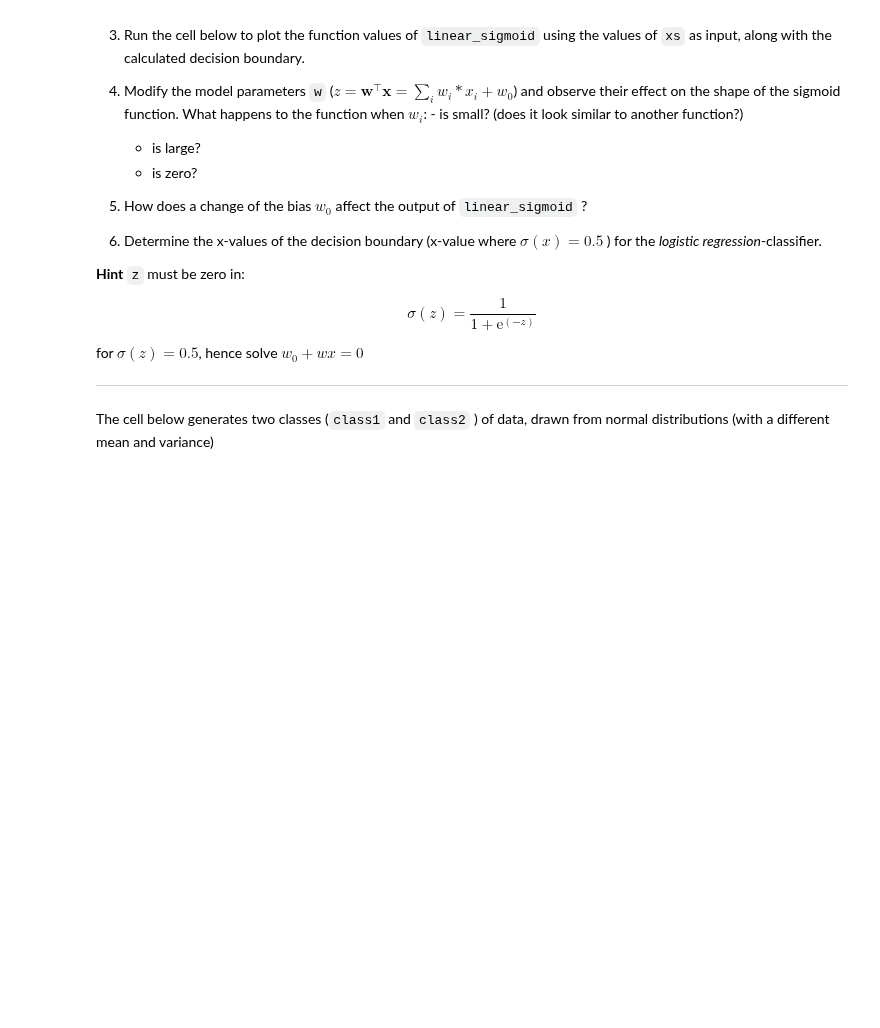
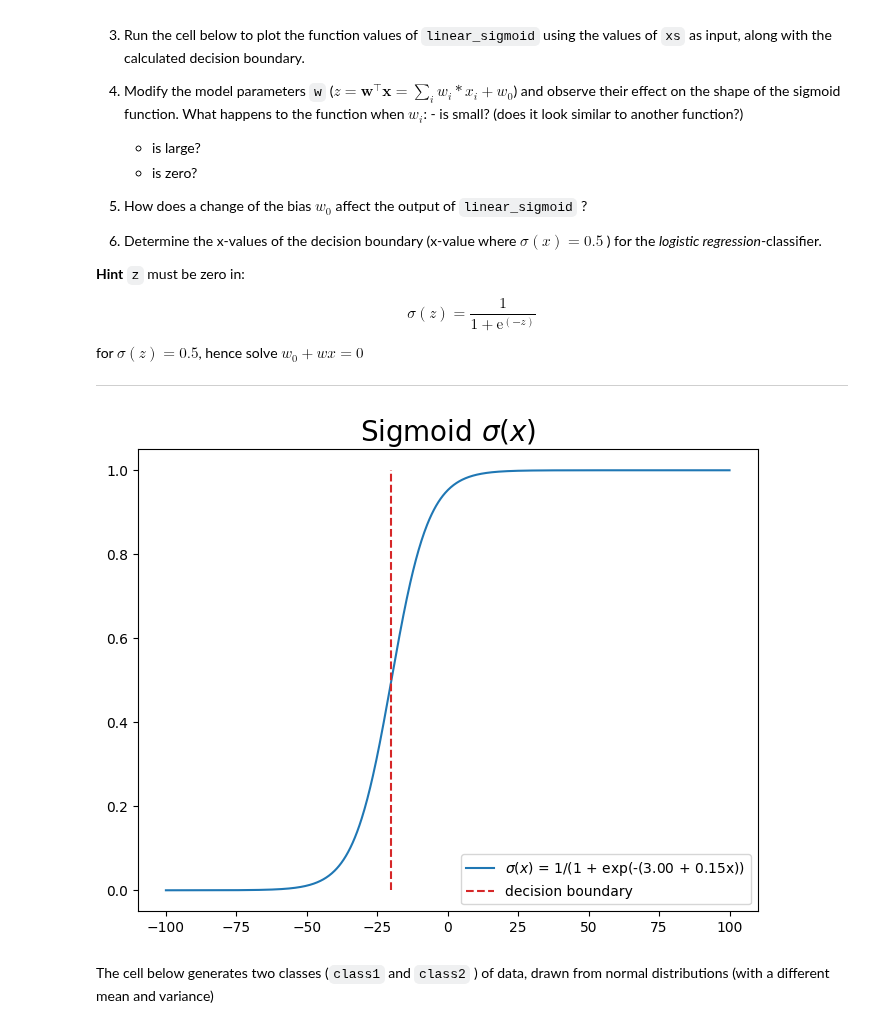
Before and after one commit to Mie-Jonasson/ComputerScienceMasters, a Jupyter notebook: IntroductionToMachineLearning/Exercises/W10/01-logistic_regression.ipynb, the cells around one changed output. Cells and saved outputs as stored; diff of their text form; code cells hidden in the pictures; blank space fills up the shorter version.

```diff
--- a/IntroductionToMachineLearning/Exercises/W10/01-logistic_regression.ipynb
+++ b/IntroductionToMachineLearning/Exercises/W10/01-logistic_regression.ipynb
@@ -94,26 +87,32 @@ for $\sigma(z)=0.5$, hence solve $w_0 + w x = 0$
 
 ---
 # %%
+def sigmoid(z):
+    return 1 / (1 + e ** (-z))
+
 def linear_sigmoid(x,b,w) :  # sigmoid function
     """
     :param x: 1D array of the (single) input-feature values.
     :param b: The bias parameter of the model.
     :param W: The weight parameter of the model.
 
     :return (float): output values of the sigmoid function.
     """
-    ...
+    z = x * w + b
+    return sigmoid(z)
 
 xs = np.linspace(-100,100,1000) ### linspace of "input features"
 params = [3.0,0.15] ### parameters of the model
 
 # Calc decision boundary here
-Decision_boundary = ... # write your solution here
+Decision_boundary = -params[0] / params[1]
 
 ### plotting ####
 plt.figure(figsize=(8,6))
 plt.plot(xs, linear_sigmoid(xs,params[0],params[1]),label = r"$\sigma(x)$ = 1/(1 + exp(-(%.2f + %.2fx))"%(params[0],params[1]))
 plt.plot([Decision_boundary,Decision_boundary],[0,1],'--C3',label = 'decision boundary')
 plt.title(r"Sigmoid $\sigma(x)$", fontsize=20)
 plt.legend()
 plt.show()
+# %% [output]
+[figure, added]
```
Also changed, not shown: parts of 19 cells of this notebook, 2 other files.
